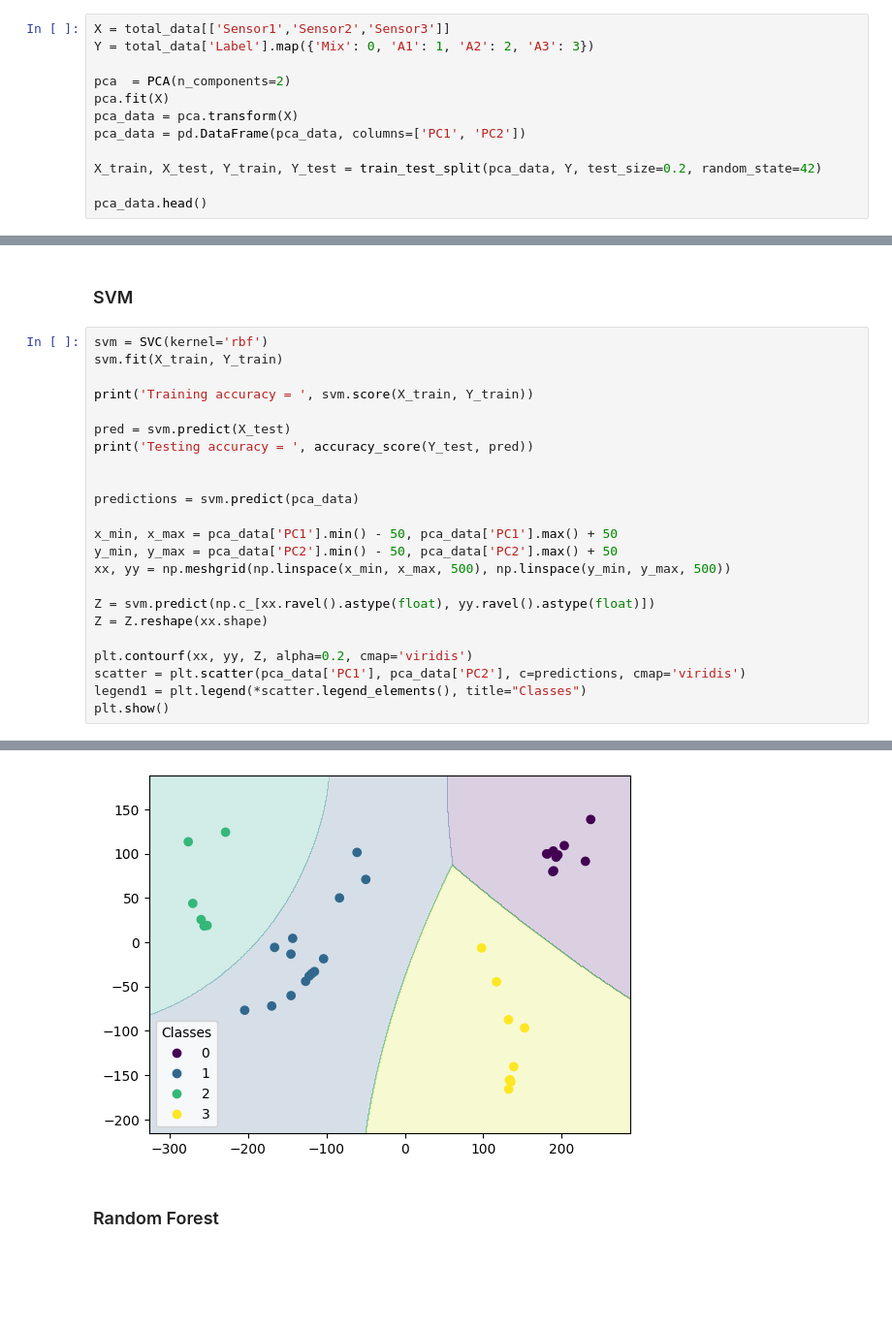
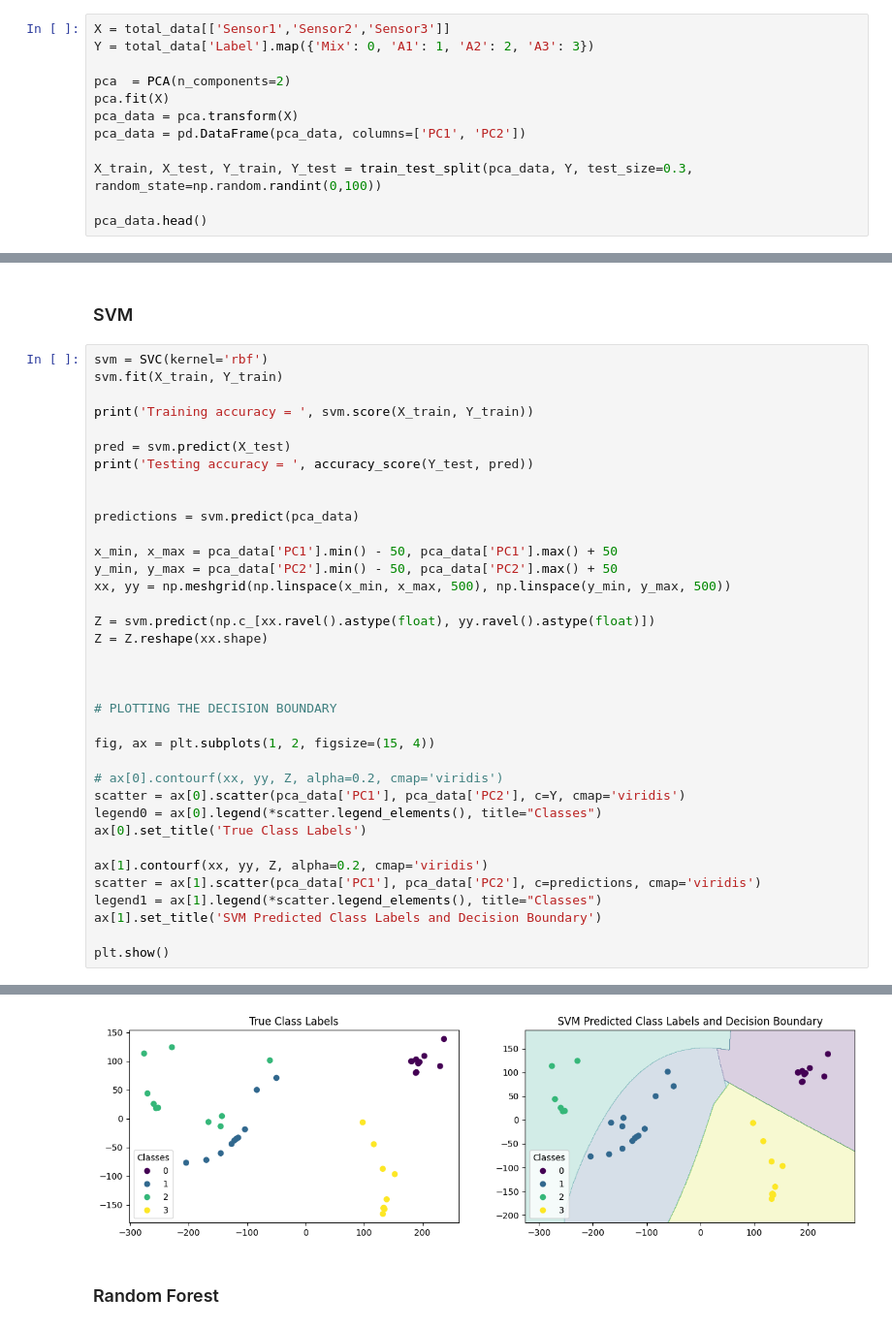
Before and after one commit to SohamD34/BTP, a Jupyter notebook: scripts/Mixture + Analytes/4 Mixtures/analysis.ipynb, the cells around one changed output, grey strips where cells are left out. Shown at 97% size. Saved outputs shown, nothing was run; the diff lists cells and outputs as text; blank space fills up the shorter version.

Commit message:
Increasde random_state of data - comparative plots

```diff
--- a/scripts/Mixture + Analytes/4 Mixtures/analysis.ipynb
+++ b/scripts/Mixture + Analytes/4 Mixtures/analysis.ipynb
@@ -70,7 +71,7 @@ pca.fit(X)
 pca_data = pca.transform(X)
 pca_data = pd.DataFrame(pca_data, columns=['PC1', 'PC2'])
 
-X_train, X_test, Y_train, Y_test = train_test_split(pca_data, Y, test_size=0.2, random_state=42)
+X_train, X_test, Y_train, Y_test = train_test_split(pca_data, Y, test_size=0.3, random_state=np.random.randint(0,100))
 
 pca_data.head()
 # %% [output]
@@ -107,8 +102,21 @@ xx, yy = np.meshgrid(np.linspace(x_min, x_max, 500), np.linspace(y_min, y_max, 5
 Z = svm.predict(np.c_[xx.ravel().astype(float), yy.ravel().astype(float)])
 Z = Z.reshape(xx.shape)
 
-plt.contourf(xx, yy, Z, alpha=0.2, cmap='viridis')
-scatter = plt.scatter(pca_data['PC1'], pca_data['PC2'], c=predictions, cmap='viridis')
-legend1 = plt.legend(*scatter.legend_elements(), title="Classes")
+
+
+# PLOTTING THE DECISION BOUNDARY
+
+fig, ax = plt.subplots(1, 2, figsize=(15, 4))
+
+# ax[0].contourf(xx, yy, Z, alpha=0.2, cmap='viridis')
+scatter = ax[0].scatter(pca_data['PC1'], pca_data['PC2'], c=Y, cmap='viridis')
+legend0 = ax[0].legend(*scatter.legend_elements(), title="Classes")
+ax[0].set_title('True Class Labels')
+
+ax[1].contourf(xx, yy, Z, alpha=0.2, cmap='viridis')
+scatter = ax[1].scatter(pca_data['PC1'], pca_data['PC2'], c=predictions, cmap='viridis')
+legend1 = ax[1].legend(*scatter.legend_elements(), title="Classes")
+ax[1].set_title('SVM Predicted Class Labels and Decision Boundary')
+
 plt.show()
 # %% [output]
@@ -117,4 +125,4 @@ Testing accuracy =  0.875
-[figure, old version]
+[figure, new version]
 # %% [markdown]
 ### Random Forest
 # %%
```
Also changed, not shown: parts of 10 cells of this notebook, 4 other files.
